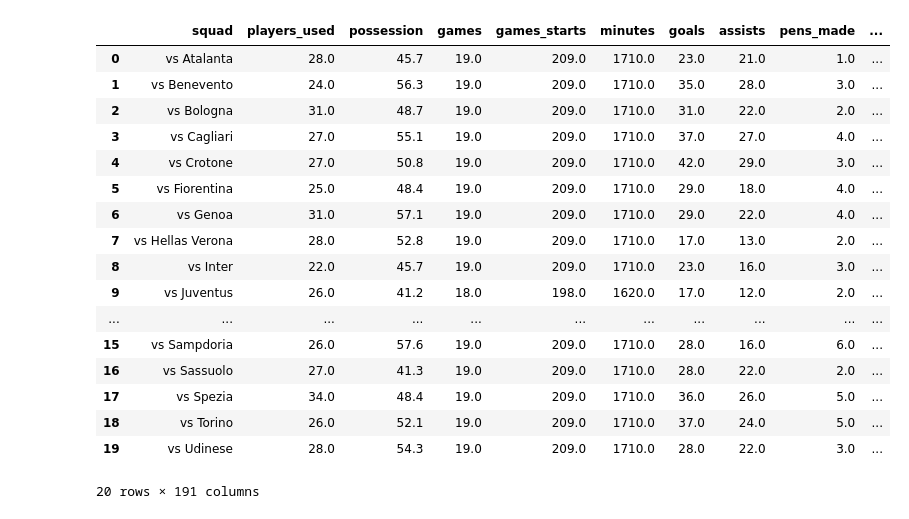
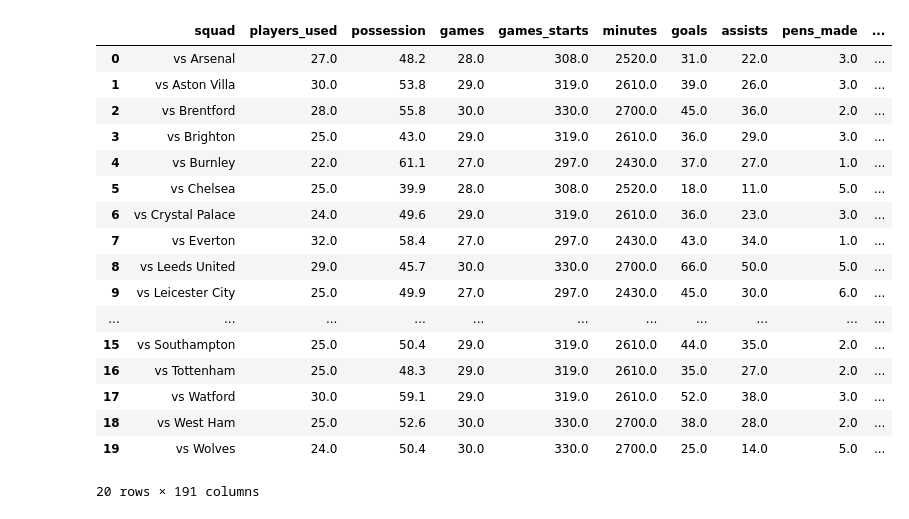
Before and after one commit to parth1902/Scrape-FBref-data, a Jupyter notebook: Scrape_FBref.ipynb, the cells around one changed output. Saved outputs shown, nothing was run; the diff lists cells and outputs as text; code cells hidden in the pictures.

```diff
--- a/Scrape_FBref.ipynb
+++ b/Scrape_FBref.ipynb
@@ -143,19 +181,3 @@ def get_keeper_data(top,end):
-# %%
-#Function to get team-wise data accross all categories as mentioned above
-def get_team_data(top,end):
-    df1 = frame_for_category_team('stats',top,end,stats3)
-    df2 = frame_for_category_team('keepers',top,end,keepers3)
-    df3 = frame_for_category_team('keepersadv',top,end,keepersadv2)
-    df4 = frame_for_category_team('shooting',top,end,shooting3)
-    df5 = frame_for_category_team('passing',top,end,passing2)
-    df6 = frame_for_category_team('passing_types',top,end,passing_types2)
-    df7 = frame_for_category_team('gca',top,end,gca2)
-    df8 = frame_for_category_team('defense',top,end,defense2)
-    df9 = frame_for_category_team('possession',top,end,possession2)
-    df10 = frame_for_category_team('misc',top,end,misc2)
-    df = pd.concat([df1, df2, df3, df4, df5, df6, df7, df8, df9, df10], axis=1)
-    df = df.loc[:,~df.columns.duplicated()]
-    return df
 # %%
 #This cell is to get the outfield player data for any competition
 
@@ -219,35 +238,33 @@ df_team
 # %%
 #This cell is to get the data VS all teams in any competition
 
 #Go to the 'Standard stats' page of the league
-#For Premier League 2019/20, the link is this: https://fbref.com/en/comps/9/stats/Premier-League-Stats
+#For Premier League 2020/21, the link is this: https://fbref.com/en/comps/9/stats/Premier-League-Stats
 #Remove the 'stats', and pass the first and third part of the link as parameters like below
-df_team = get_team_data('https://fbref.com/en/comps/11/','/Serie-A-Stats')
-total_teams = int(len(df_team)/2)
-df_team = df_team[0:total_teams]
+df_team = get_team_data('https://fbref.com/en/comps/9/','/Premier-League-Stats','vs')
 
 #Save csv file to Desktop
-df_team.to_csv('SerieA2021_teams_vs.csv',index=False)
+df_team.to_csv('PL2021_teams_vs.csv',index=False)
 
 df_team
 # %% [output]
 |  | squad | players_used | possession | games | games_starts | minutes | goals | assists | pens_made | ... |
-| 0 | vs Atalanta | 28.0 | 45.7 | 19.0 | 209.0 | 1710.0 | 23.0 | 21.0 | 1.0 | ... |
-| 1 | vs Benevento | 24.0 | 56.3 | 19.0 | 209.0 | 1710.0 | 35.0 | 28.0 | 3.0 | ... |
-| 2 | vs Bologna | 31.0 | 48.7 | 19.0 | 209.0 | 1710.0 | 31.0 | 22.0 | 2.0 | ... |
-| 3 | vs Cagliari | 27.0 | 55.1 | 19.0 | 209.0 | 1710.0 | 37.0 | 27.0 | 4.0 | ... |
-| 4 | vs Crotone | 27.0 | 50.8 | 19.0 | 209.0 | 1710.0 | 42.0 | 29.0 | 3.0 | ... |
-| 5 | vs Fiorentina | 25.0 | 48.4 | 19.0 | 209.0 | 1710.0 | 29.0 | 18.0 | 4.0 | ... |
-| 6 | vs Genoa | 31.0 | 57.1 | 19.0 | 209.0 | 1710.0 | 29.0 | 22.0 | 4.0 | ... |
-| 7 | vs Hellas Verona | 28.0 | 52.8 | 19.0 | 209.0 | 1710.0 | 17.0 | 13.0 | 2.0 | ... |
-| 8 | vs Inter | 22.0 | 45.7 | 19.0 | 209.0 | 1710.0 | 23.0 | 16.0 | 3.0 | ... |
-| 9 | vs Juventus | 26.0 | 41.2 | 18.0 | 198.0 | 1620.0 | 17.0 | 12.0 | 2.0 | ... |
+| 0 | vs Arsenal | 27.0 | 48.2 | 28.0 | 308.0 | 2520.0 | 31.0 | 22.0 | 3.0 | ... |
+| 1 | vs Aston Villa | 30.0 | 53.8 | 29.0 | 319.0 | 2610.0 | 39.0 | 26.0 | 3.0 | ... |
+| 2 | vs Brentford | 28.0 | 55.8 | 30.0 | 330.0 | 2700.0 | 45.0 | 36.0 | 2.0 | ... |
+| 3 | vs Brighton | 25.0 | 43.0 | 29.0 | 319.0 | 2610.0 | 36.0 | 29.0 | 3.0 | ... |
+| 4 | vs Burnley | 22.0 | 61.1 | 27.0 | 297.0 | 2430.0 | 37.0 | 27.0 | 1.0 | ... |
+| 5 | vs Chelsea | 25.0 | 39.9 | 28.0 | 308.0 | 2520.0 | 18.0 | 11.0 | 5.0 | ... |
+| 6 | vs Crystal Palace | 24.0 | 49.6 | 29.0 | 319.0 | 2610.0 | 36.0 | 23.0 | 3.0 | ... |
+| 7 | vs Everton | 32.0 | 58.4 | 27.0 | 297.0 | 2430.0 | 43.0 | 34.0 | 1.0 | ... |
+| 8 | vs Leeds United | 29.0 | 45.7 | 30.0 | 330.0 | 2700.0 | 66.0 | 50.0 | 5.0 | ... |
+| 9 | vs Leicester City | 25.0 | 49.9 | 27.0 | 297.0 | 2430.0 | 45.0 | 30.0 | 6.0 | ... |
 | ... | ... | ... | ... | ... | ... | ... | ... | ... | ... | ... |
-| 15 | vs Sampdoria | 26.0 | 57.6 | 19.0 | 209.0 | 1710.0 | 28.0 | 16.0 | 6.0 | ... |
-| 16 | vs Sassuolo | 27.0 | 41.3 | 19.0 | 209.0 | 1710.0 | 28.0 | 22.0 | 2.0 | ... |
-| 17 | vs Spezia | 34.0 | 48.4 | 19.0 | 209.0 | 1710.0 | 36.0 | 26.0 | 5.0 | ... |
-| 18 | vs Torino | 26.0 | 52.1 | 19.0 | 209.0 | 1710.0 | 37.0 | 24.0 | 5.0 | ... |
-| 19 | vs Udinese | 28.0 | 54.3 | 19.0 | 209.0 | 1710.0 | 28.0 | 22.0 | 3.0 | ... |
+| 15 | vs Southampton | 25.0 | 50.4 | 29.0 | 319.0 | 2610.0 | 44.0 | 35.0 | 2.0 | ... |
+| 16 | vs Tottenham | 25.0 | 48.3 | 29.0 | 319.0 | 2610.0 | 35.0 | 27.0 | 2.0 | ... |
+| 17 | vs Watford | 30.0 | 59.1 | 29.0 | 319.0 | 2610.0 | 52.0 | 38.0 | 3.0 | ... |
+| 18 | vs West Ham | 25.0 | 52.6 | 30.0 | 330.0 | 2700.0 | 38.0 | 28.0 | 2.0 | ... |
+| 19 | vs Wolves | 24.0 | 50.4 | 30.0 | 330.0 | 2700.0 | 25.0 | 14.0 | 5.0 | ... |
 20 rows × 191 columns
 # %%
 #This cell is to get the goalkeeper data for any competition
```
Also changed, not shown: parts of 10 cells of this notebook.
